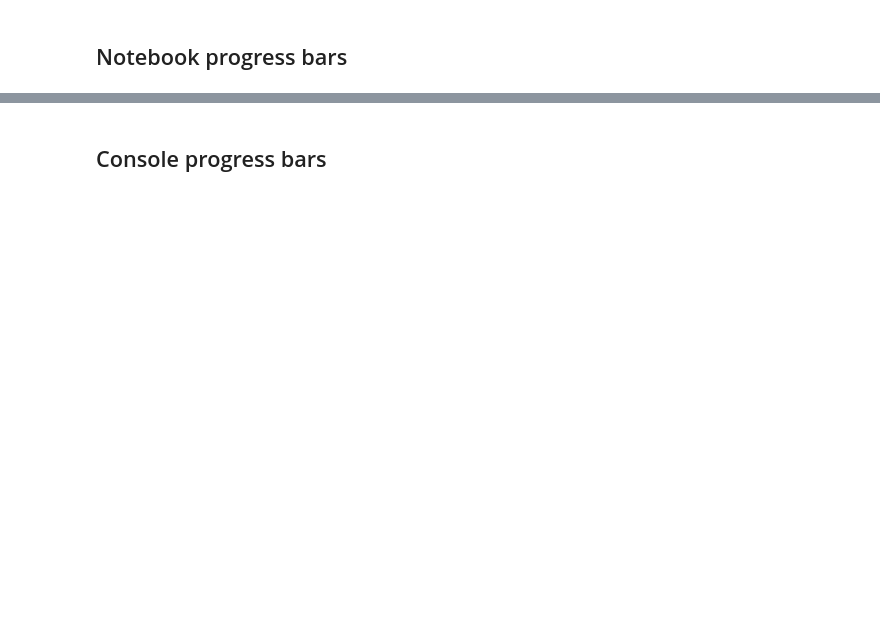
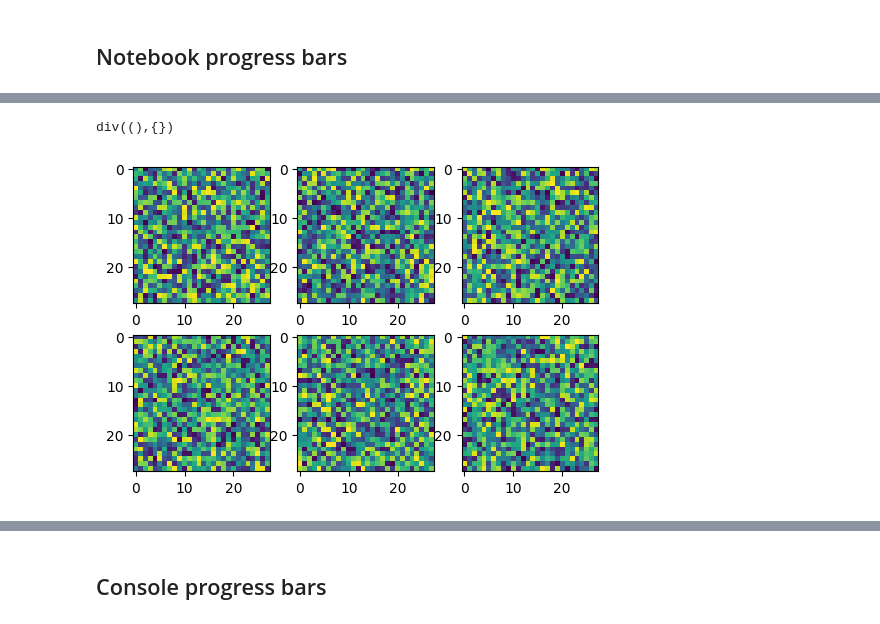
Before and after one commit to AnswerDotAI/fastprogress, a Jupyter notebook: nbs/01_fastprogress.ipynb, the cells around one changed output, grey strips where cells are left out. Saved outputs shown, nothing was run; the diff lists cells and outputs as text; code cells hidden in the pictures; blank space fills up the shorter version.

```diff
--- a/nbs/01_fastprogress.ipynb
+++ b/nbs/01_fastprogress.ipynb
@@ -282,7 +268,0 @@ class NBMasterBar(MasterBar):
-# %%
-mb = NBMasterBar(range(5))
-for i in mb:
-    for j in NBProgressBar(range(10), parent=mb, comment=f'first bar stat'):
-        time.sleep(0.01)
-        #mb.child.comment = f'second bar stat'
-    mb.write(f'Finished loop {i}.')
@@ -295,10 +268,0 @@ Finished loop 4.
-# %%
-mb = NBMasterBar(range(5))
-mb.update(0)
-for i in range(5):
-    for j in NBProgressBar(range(10), parent=mb):
-        time.sleep(0.01)
-        #mb.child.comment = f'second bar stat'
-    mb.main_bar.comment = f'first bar stat'
-    mb.write(f'Finished loop {i}.')
-    mb.update(i+1)
@@ -310,0 +308,8 @@ Finished loop 4.
+# %%
+for i in (mb := NBMasterBar(range(5))):
+    mb.write(['epoch', 'train_loss', 'valid_loss'], table=True) if i==0 else None
+    mb.main_bar.comment = f'first bar stat'
+    for j in mb.progress(range(10)):
+        time.sleep(0.02)
+        mb.child.comment = f'second bar stat'
+    mb.write([str(i), f'{1/(i+1):.3f}', f'{1.2/(i+1):.3f}'], table=True)
@@ -310,0 +339,16 @@ Finished loop 4.
+# %%
+class MockImg:
+    def __init__(self, data): self.data = data
+    def show(self, ax, title=None):
+        ax.imshow(self.data)
+        if title: ax.set_title(title)
+
+imgs = [MockImg(np.random.rand(28,28)) for _ in range(6)]
+# %%
+for i in (mb := NBMasterBar(range(5))):
+    imgs = [MockImg(np.random.rand(28,28)) for _ in range(6)]
+    mb.show_imgs(imgs, cols=3, imgsize=2)
+    time.sleep(0.2)
+# %% [output]
+div((),{})
+[figure, added]
```
Also changed, not shown: parts of 52 cells of this notebook, 6 other files.
